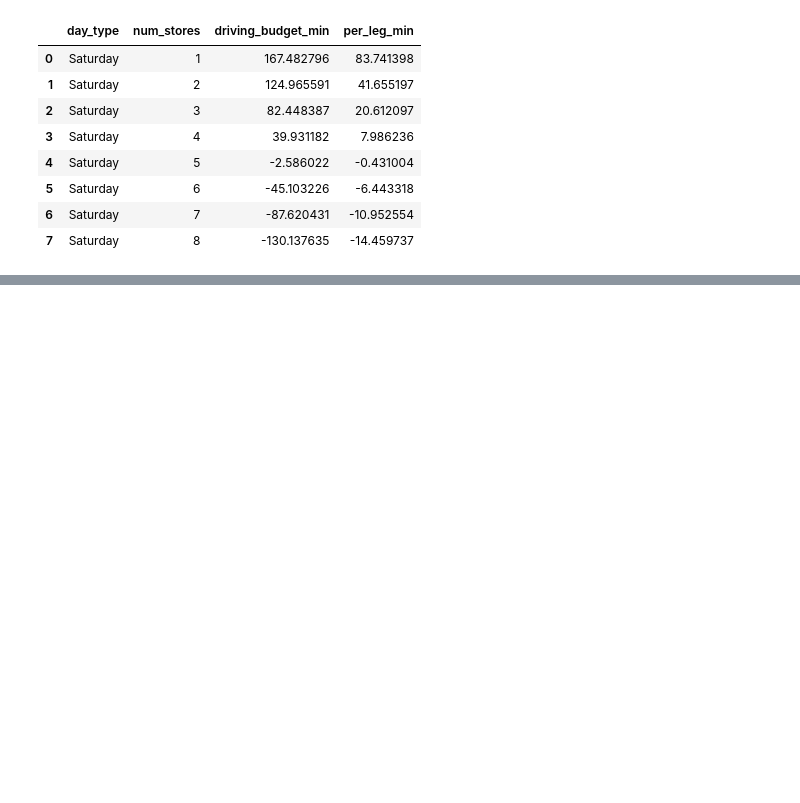
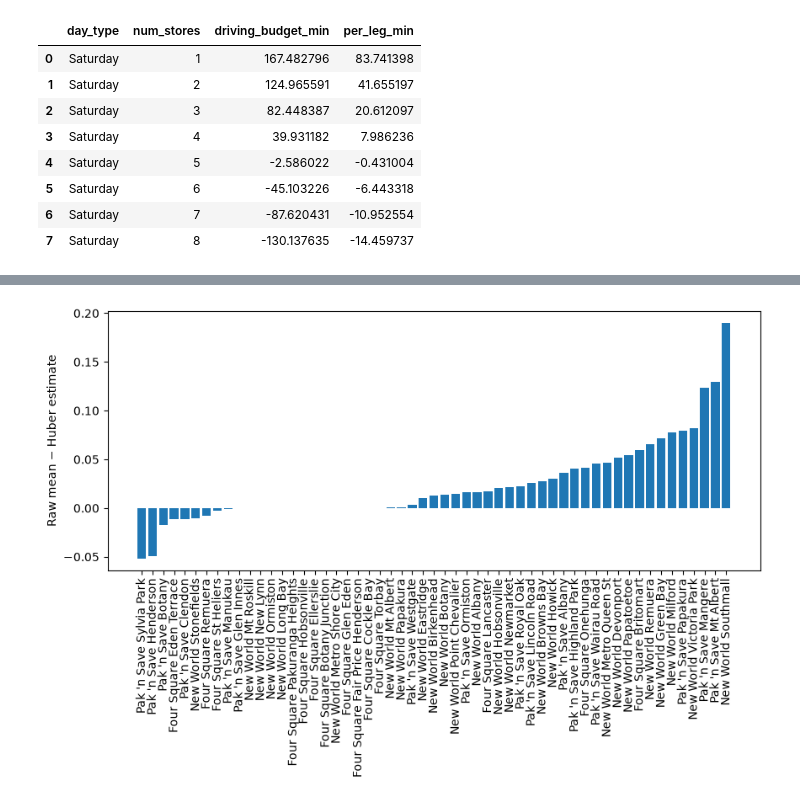
Before and after one commit to avi-nz/ENGSCI-263-Team-01, a Jupyter notebook: main.ipynb, the cells around one changed output, grey strips where cells are left out. Saved outputs shown, nothing was run; the diff lists cells and outputs as text; code cells hidden in the pictures; blank space fills up the shorter version.

```diff
--- a/main.ipynb
+++ b/main.ipynb
@@ -182,0 +198,11 @@ plt.show()
+# %%
+compare_df["diff"] = compare_df["raw_mean"] - compare_df["huber_mean_pallets"]
+compare_df_sorted = compare_df.sort_values("diff")
+
+fig, ax = plt.subplots(figsize=(10, 4))
+ax.bar(compare_df_sorted["store"], compare_df_sorted["diff"])
+ax.set_xticklabels(compare_df_sorted["store"], rotation=90)
+ax.set_ylabel("Raw mean − Huber estimate")
+plt.show()
+# %% [output]
+[figure, added]
```
Also changed, not shown: parts of 4 cells of this notebook, 3 other files.
